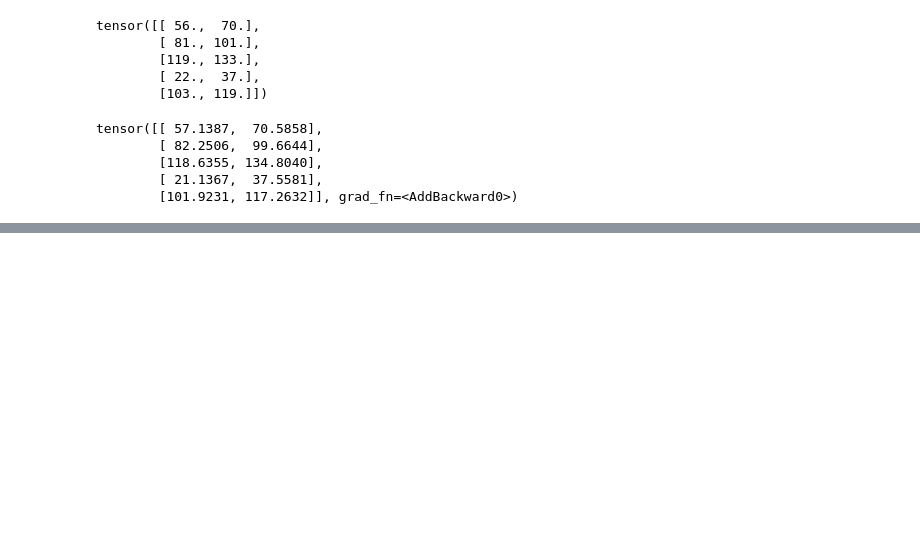
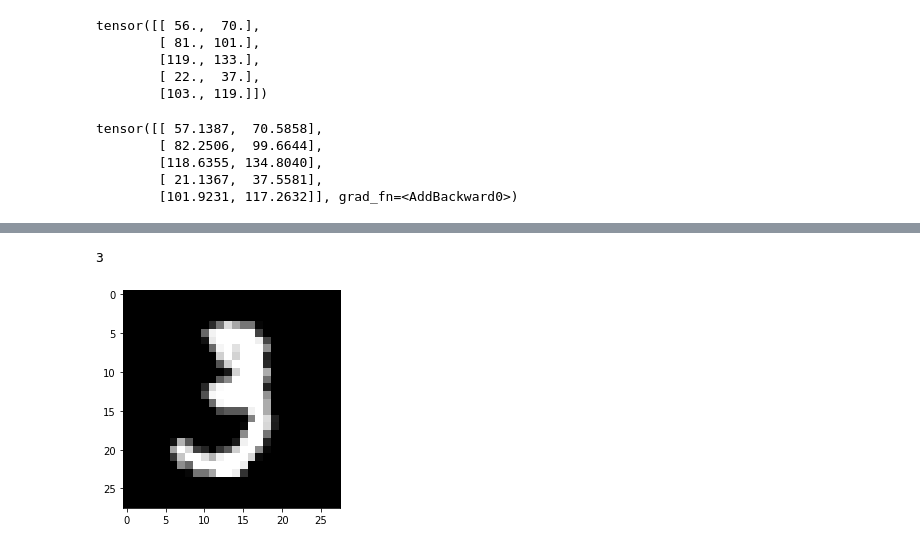
Before and after one commit to Mohebujjaman/PracticalMachineLearning, a Jupyter notebook: Untitled0.ipynb, the cells around one changed output, grey strips where cells are left out. Cells and saved outputs as stored; diff of their text form; code cells hidden in the pictures; blank space fills up the shorter version.

```diff
--- a/Untitled0.ipynb
+++ b/Untitled0.ipynb
@@ -317,0 +644,7 @@ tensor([[ 57.1387,  70.5858],
+# %%
+image, label=dataset[10]
+plt.imshow(image,cmap='gray')
+print(label)
+# %% [output]
+3
+[figure, added]
```
Also changed, not shown: parts of 52 cells of this notebook.
